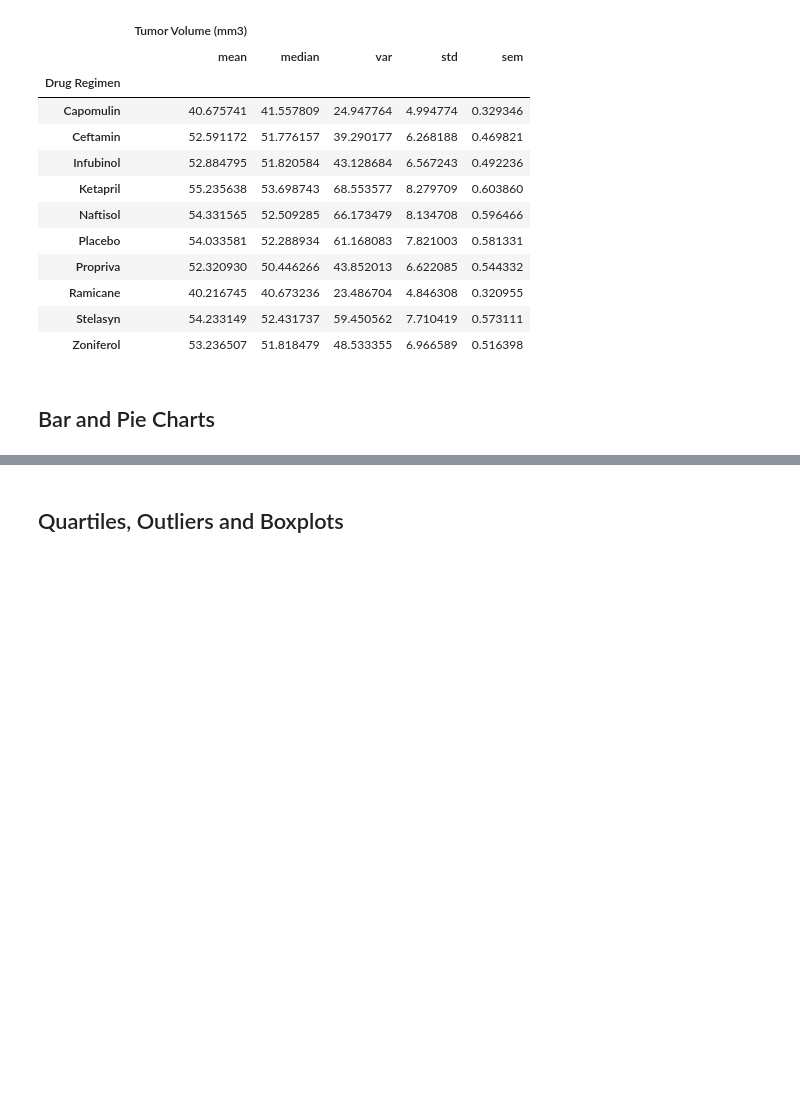
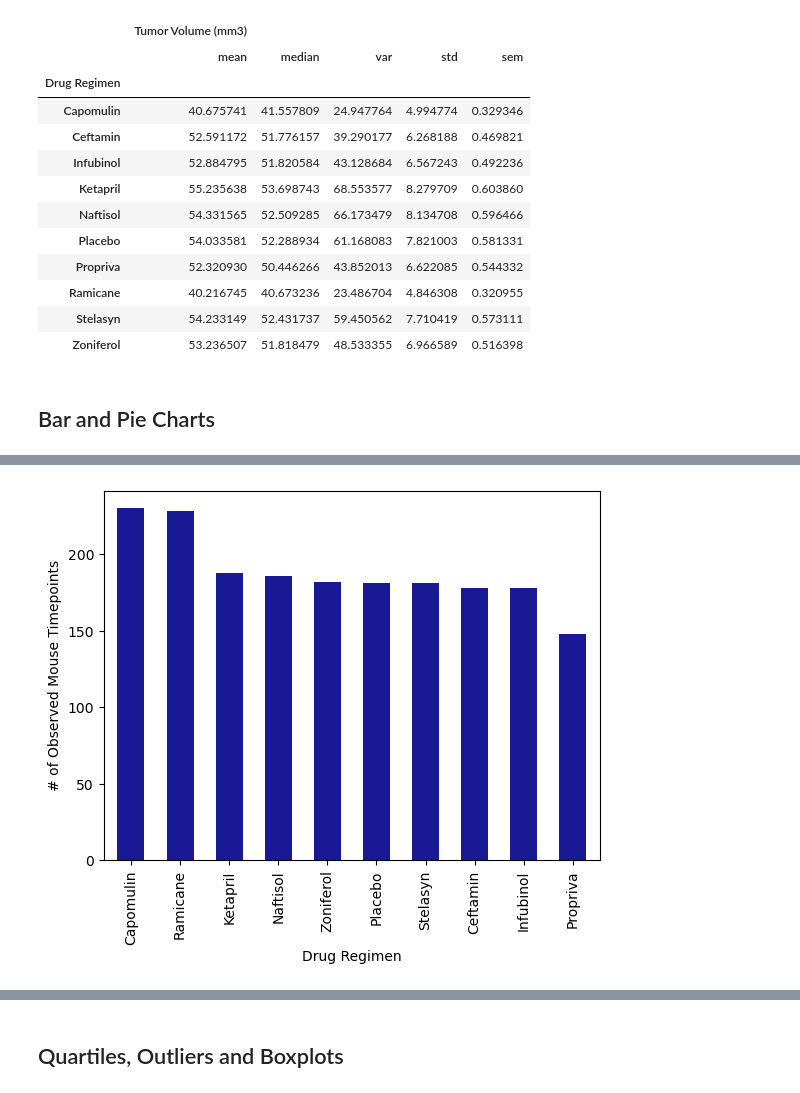
Before and after one commit to j91k/matplotlib-challenge, a Jupyter notebook: pymaceuticals_starter_jimmy.ipynb, the cells around one changed output, grey strips where cells are left out. Saved outputs shown, nothing was run; the diff lists cells and outputs as text; code cells hidden in the pictures; blank space fills up the shorter version.

```diff
--- a/pymaceuticals_starter_jimmy.ipynb
+++ b/pymaceuticals_starter_jimmy.ipynb
@@ -139,0 +145,18 @@ tumor_summary_aggr
+# %%
+# Generate a bar plot showing the total number of rows (Mouse ID/Timepoints) for each drug regimen using pyplot.
+x_axis = drug_regimen_and_ID.index
+y_axis = drug_regimen_and_ID.values
+
+tick_locations = []
+for x in x_axis:
+    tick_locations.append(x)
+
+drug_regimen_and_ID_pyplot = plt.bar(x_axis, y_axis, color = "darkblue", alpha = 0.9, align = "center", width=0.55)
+
+plt.xticks(rotation=90, ha='center')
+plt.xlabel("Drug Regimen")
+plt.ylabel("# of Observed Mouse Timepoints")
+plt.xlim(-0.55, len(x_axis)-.45)
+plt.show()
+# %% [output]
+[figure, added]
```
Also changed, not shown: parts of 5 cells of this notebook, 1 other file.
